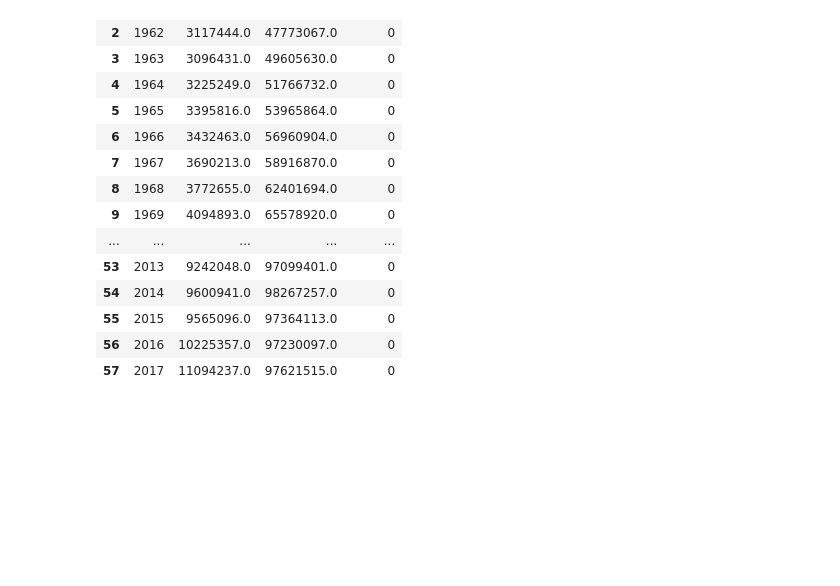
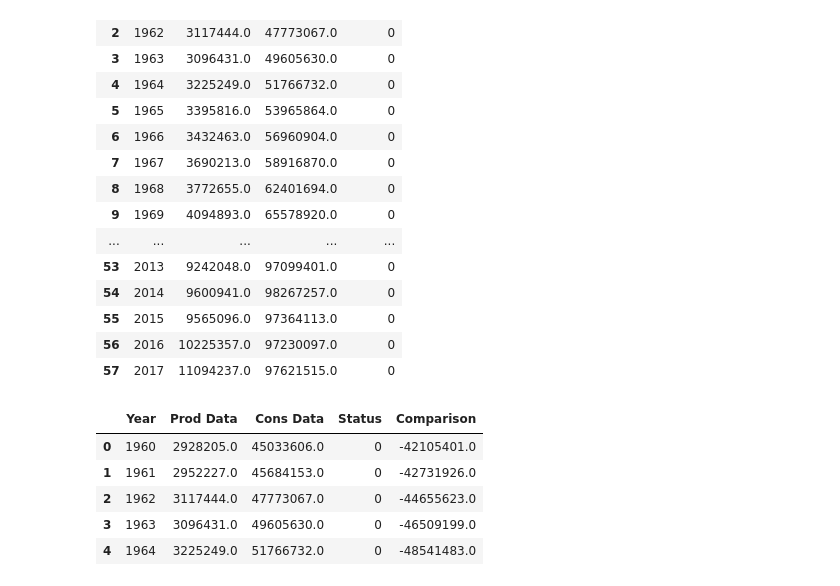
Before and after one commit to nadireag/Renewable-Energy, a Jupyter notebook: US_Comparison.ipynb, the cells around one changed output. Saved outputs shown, nothing was run; the diff lists cells and outputs as text; code cells hidden in the pictures; blank space fills up the shorter version.

```diff
--- a/Comparison.ipynb
+++ b/US_Comparison.ipynb
@@ -220,6 +220,17 @@ us_comparison_df
 | 55 | 2015 | 9565096.0 | 97364113.0 | 0 |
 | 56 | 2016 | 10225357.0 | 97230097.0 | 0 |
 | 57 | 2017 | 11094237.0 | 97621515.0 | 0 |
+# %%
+# add a new column
+us_comparison_df["Comparison"] =us_comparison_df["Prod Data"] - us_comparison_df["Cons Data"]
+us_comparison_df.head()
+# %% [output]
+|  | Year | Prod Data | Cons Data | Status | Comparison |
+| 0 | 1960 | 2928205.0 | 45033606.0 | 0 | -42105401.0 |
+| 1 | 1961 | 2952227.0 | 45684153.0 | 0 | -42731926.0 |
+| 2 | 1962 | 3117444.0 | 47773067.0 | 0 | -44655623.0 |
+| 3 | 1963 | 3096431.0 | 49605630.0 | 0 | -46509199.0 |
+| 4 | 1964 | 3225249.0 | 51766732.0 | 0 | -48541483.0 |
 # %%
 # save the dataframe as csv
 us_comparison_df.to_csv("db/us_comparison.csv")
```
Also changed, not shown: 6 other files.
